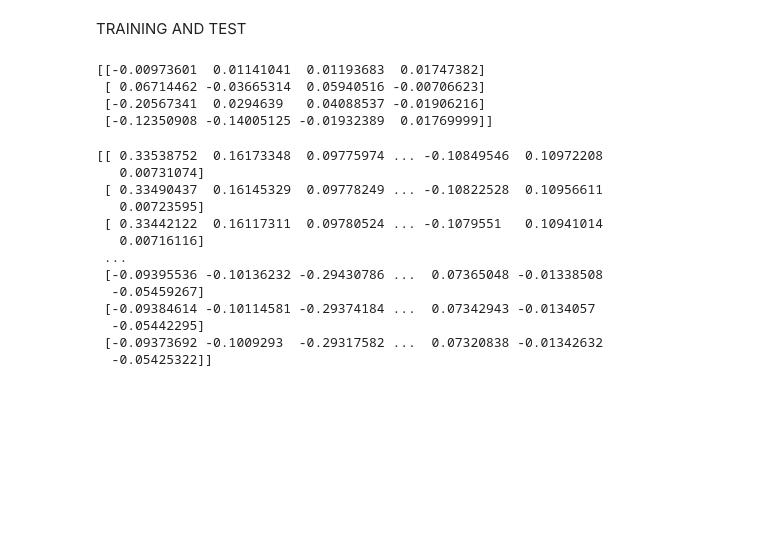
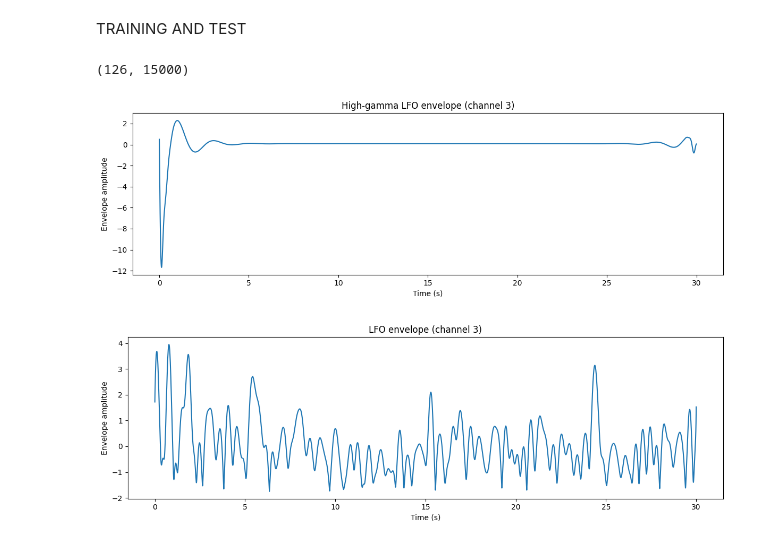
Before and after one commit to mserhat1/NMA_Project, a Jupyter notebook: testing_models.ipynb, the cells around one changed output. Cells and saved outputs as stored; diff of their text form; code cells hidden in the pictures; blank space fills up the shorter version.

```diff
--- a/testing_models.ipynb
+++ b/testing_models.ipynb
@@ -81,6 +88,23 @@ print(A.shape, C.shape)
 (4, 4) (12, 4)
 # %% [markdown]
 TRAINING AND TEST
+# %%
+from functions.wenyu_function import extract_gammaH_LFO, extract_LFO_envelope, plot_gamma_lfo, plot_lfo_envelope, plot_power_spectrum
+
+gamma_lfo = extract_gammaH_LFO(ecog_train, time_window='all')
+print(gamma_lfo.shape)
+
+lfo_envelope = extract_LFO_envelope(ecog_train, time_window='all', zscore=True)
+
+ch_to_plot = 3
+
+plot_gamma_lfo(gamma_lfo, ecog_train['sampling_rate'], channel=ch_to_plot)
+
+plot_lfo_envelope(lfo_envelope, ecog_train['sampling_rate'], channel=ch_to_plot)
+# %% [output]
+(126, 15000)
+[figure, added]
+[figure, added]
 # %%
 # you can adjust windows etc., using the entire 86400 sample window is not advisable, takes too long.
 
@@ -113,29 +194,6 @@ from functions.model import RRR
 A, C = RRR(proj_spatial_train, proj_neural_train)
 # %%
 estimated_neural_test = proj_spatial_test @ A @ C.T
-# %%
-print(A)
-# %% [output]
-[[-0.00973601  0.01141041  0.01193683  0.01747382]
- [ 0.06714462 -0.03665314  0.05940516 -0.00706623]
- [-0.20567341  0.0294639   0.04088537 -0.01906216]
- [-0.12350908 -0.14005125 -0.01932389  0.01769999]]
-# %%
-print(estimated_neural_test)
-# %% [output]
-[[ 0.33538752  0.16173348  0.09775974 ... -0.10849546  0.10972208
-   0.00731074]
- [ 0.33490437  0.16145329  0.09778249 ... -0.10822528  0.10956611
-   0.00723595]
- [ 0.33442122  0.16117311  0.09780524 ... -0.1079551   0.10941014
-   0.00716116]
- ...
- [-0.09395536 -0.10136232 -0.29430786 ...  0.07365048 -0.01338508
-  -0.05459267]
- [-0.09384614 -0.10114581 -0.29374184 ...  0.07342943 -0.0134057
-  -0.05442295]
- [-0.09373692 -0.1009293  -0.29317582 ...  0.07320838 -0.01342632
-  -0.05425322]]
 # %%
 import numpy as np
 import matplotlib.pyplot as plt
```
Also changed, not shown: parts of 14 cells of this notebook.
